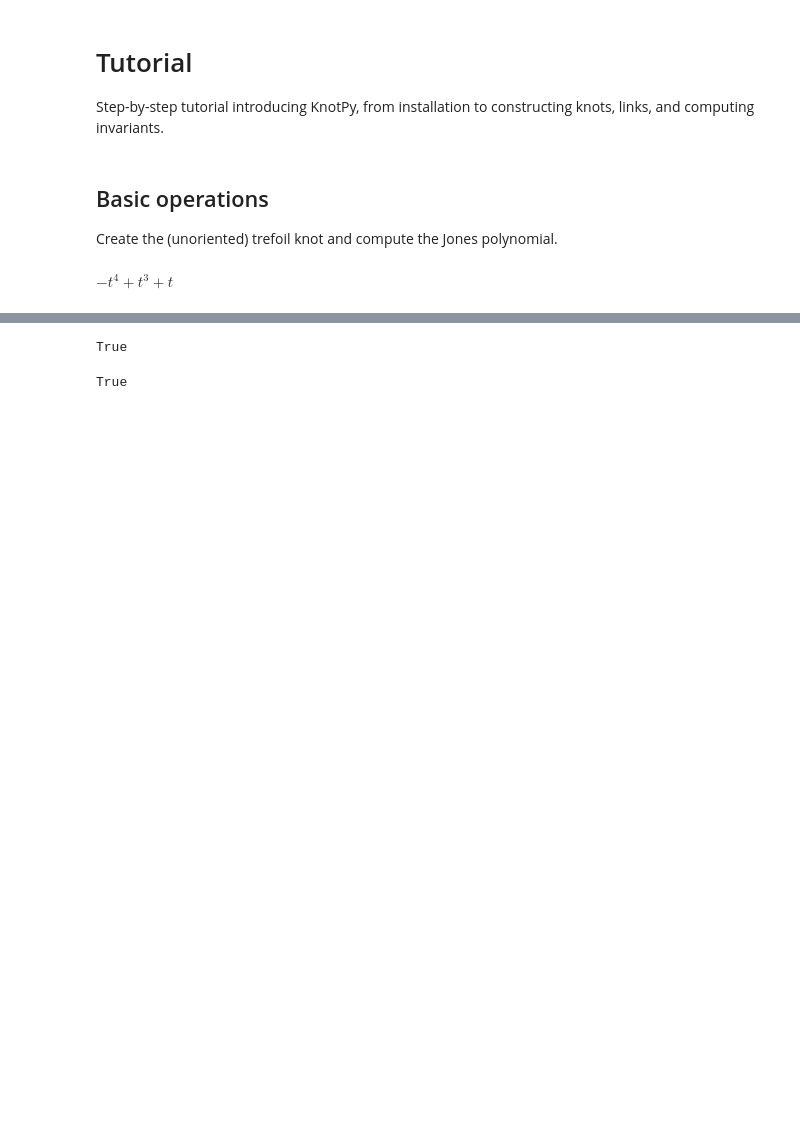
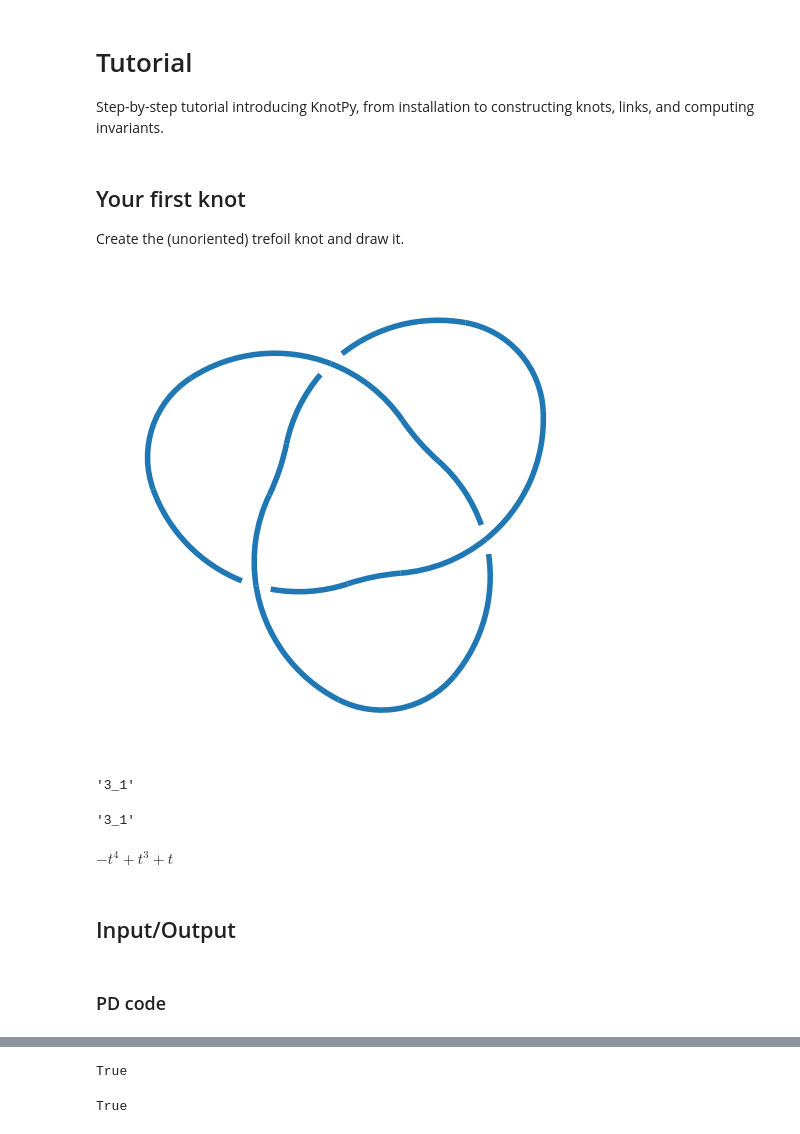
Before and after one commit to bgabrovsek/knotpy, a Jupyter notebook: docs/notebooks/tutorial.ipynb, the cells around one changed output, grey strips where cells are left out. Drawn from its saved outputs; the diff is of its cells as text; code cells hidden in the pictures; blank space fills up the shorter version.

Commit message:
save diagram to png

```diff
--- a/docs/notebooks/tutorial.ipynb
+++ b/docs/notebooks/tutorial.ipynb
@@ -3,13 +3,27 @@
 
 Step-by-step tutorial introducing KnotPy, from installation to constructing knots, links, and computing invariants.
 # %% [markdown]
-## Basic operations
-Create the (unoriented) trefoil knot and compute the Jones polynomial.
+## Your first knot
+Create the (unoriented) trefoil knot and draw it.
 # %%
 import knotpy as kp
-from knotpy import from_pd_notation, from_knotpy_notation
-
-K = kp.knot("3_1")
-kp.jones(K)
+k = kp.knot("3_1")
+kp.draw(k, show=True)
 # %% [output]
-$\displaystyle - t^{4} + t^{3} + t$
+[figure, added]
+# %%
+k.name
+# %% [output]
+'3_1'
+# %%
+kp.identify(k)
+# %% [output]
+'3_1'
+# %%
+kp.jones(k)
+# %% [output]
+$\displaystyle - t^{4} + t^{3} + t$
+# %% [markdown]
+## Input/Output
+# %% [markdown]
+### PD code
```
Also changed, not shown: parts of 21 cells of this notebook, 7 other files.
